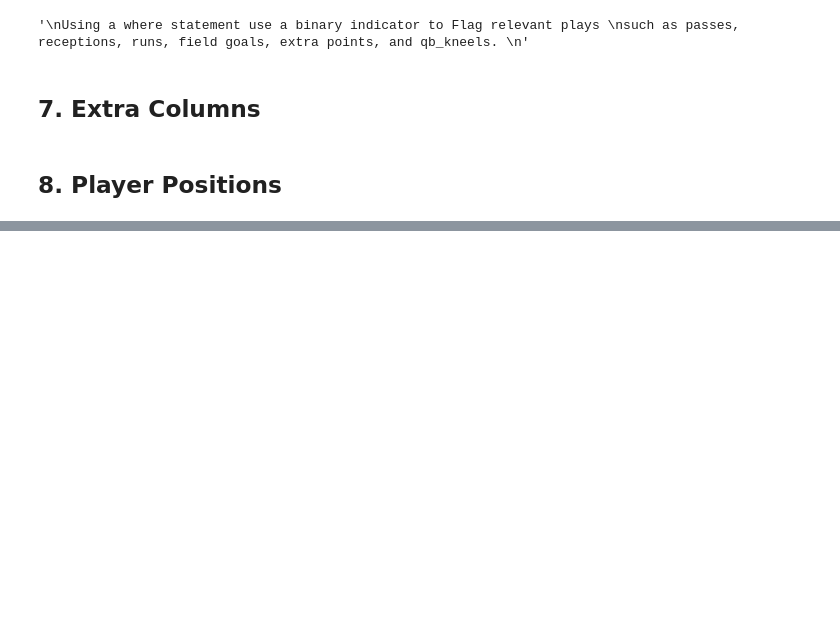
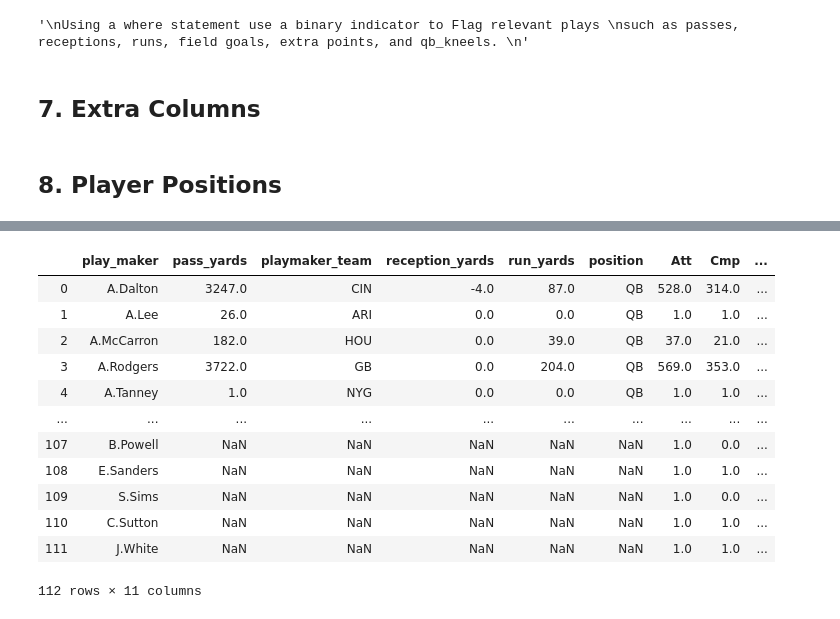
Before and after one commit to scunden/Project-Dash, a Jupyter notebook: 2. Data-Cleanup/0. Cleanup/cleanup.ipynb, the cells around one changed output, grey strips where cells are left out. Saved outputs shown, nothing was run; the diff lists cells and outputs as text; code cells hidden in the pictures; blank space fills up the shorter version.

```diff
--- a/2. Data-Cleanup/0. Cleanup/cleanup.ipynb
+++ b/2. Data-Cleanup/0. Cleanup/cleanup.ipynb
@@ -495,0 +373,14 @@ Name: yards_gained, Length: 322, dtype: int64
+# %%
+receiver_player_team = df[df.play_type == 'reception'][['play_maker', 'playmaker_team']]
+
+receiver_player_team = receiver_player_team.drop_duplicates()
+
+reception_play = df[df.play_type == 'reception'][['play_maker', 'yards_gained']]
+
+reception_yards = reception_play.groupby('play_maker', as_index = False).yards_gained.sum()
+
+reception_yards = reception_yards.rename(columns = {'yards_gained': 'reception_yards'})
+
+reception_yards_final = reception_yards.merge(receiver_player_team[["play_maker", "playmaker_team"]], on = 'play_maker', how = 'outer')
+
+reception_yards_final = reception_yards_final.dropna()
@@ -514,0 +456,9 @@ df[df['play_type'] == 'run'][['play_type', 'yards_gained', 'play_maker']].head()
+# %%
+merged = pass_yards_final.merge(reception_yards_final[["play_maker", "reception_yards"]], on = 'play_maker', how = 'outer')
+final_merged = merged.merge(run_yards_final[["play_maker", "run_yards"]], on = 'play_maker', how = 'outer')
+final_merged['reception_yards'] = final_merged['reception_yards'].fillna(0)
+final_merged['pass_yards'] = final_merged['pass_yards'].fillna(0)
+final_merged['run_yards'] = final_merged['run_yards'].fillna(0)
+final_merged['position'] = np.where((final_merged['pass_yards'] > final_merged['reception_yards']), 'QB', 'WR/TE')
+final_merged['position'] = np.where((final_merged['run_yards'] > final_merged['pass_yards']) & (final_merged['run_yards'] > final_merged['reception_yards']) , 'RB', final_merged['position'])
+final_merged
@@ -576,3 +528,25 @@ for qb in QB_ls1:
 QB_final = [(col[0]+'.'+col[col.find(' '):]).replace(" ", "") for col in QB_final]
 
 df_QB['Player'] = QB_final
+# %%
+df_QB = df_QB.rename(columns = {'Player': 'play_maker'})
+
+QB_table = final_merged[final_merged['position'] == 'QB']
+
+valid_table_QB = QB_table.merge(df_QB[["play_maker", "Att", "Cmp", "Yds", "TD", "Int"]], on = 'play_maker', how = 'outer')
+
+valid_table_QB
+# %% [output]
+|  | play_maker | pass_yards | playmaker_team | reception_yards | run_yards | position | Att | Cmp | ... |
+| 0 | A.Dalton | 3247.0 | CIN | -4.0 | 87.0 | QB | 528.0 | 314.0 | ... |
+| 1 | A.Lee | 26.0 | ARI | 0.0 | 0.0 | QB | 1.0 | 1.0 | ... |
+| 2 | A.McCarron | 182.0 | HOU | 0.0 | 39.0 | QB | 37.0 | 21.0 | ... |
+| 3 | A.Rodgers | 3722.0 | GB | 0.0 | 204.0 | QB | 569.0 | 353.0 | ... |
+| 4 | A.Tanney | 1.0 | NYG | 0.0 | 0.0 | QB | 1.0 | 1.0 | ... |
+| ... | ... | ... | ... | ... | ... | ... | ... | ... | ... |
+| 107 | B.Powell | NaN | NaN | NaN | NaN | NaN | 1.0 | 0.0 | ... |
+| 108 | E.Sanders | NaN | NaN | NaN | NaN | NaN | 1.0 | 1.0 | ... |
+| 109 | S.Sims | NaN | NaN | NaN | NaN | NaN | 1.0 | 0.0 | ... |
+| 110 | C.Sutton | NaN | NaN | NaN | NaN | NaN | 1.0 | 1.0 | ... |
+| 111 | J.White | NaN | NaN | NaN | NaN | NaN | 1.0 | 1.0 | ... |
+112 rows × 11 columns
```
Also changed, not shown: parts of 28 cells of this notebook.
